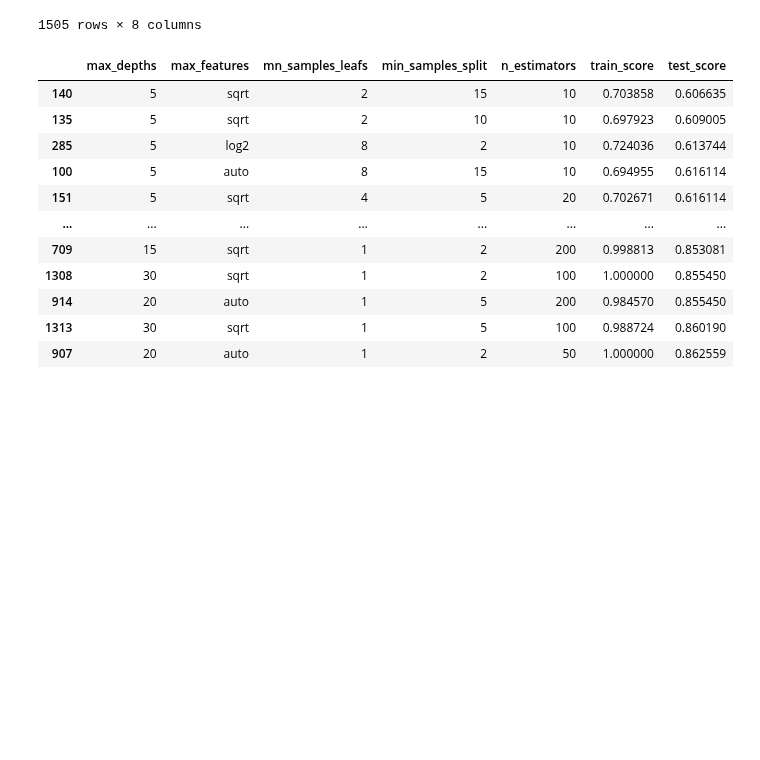
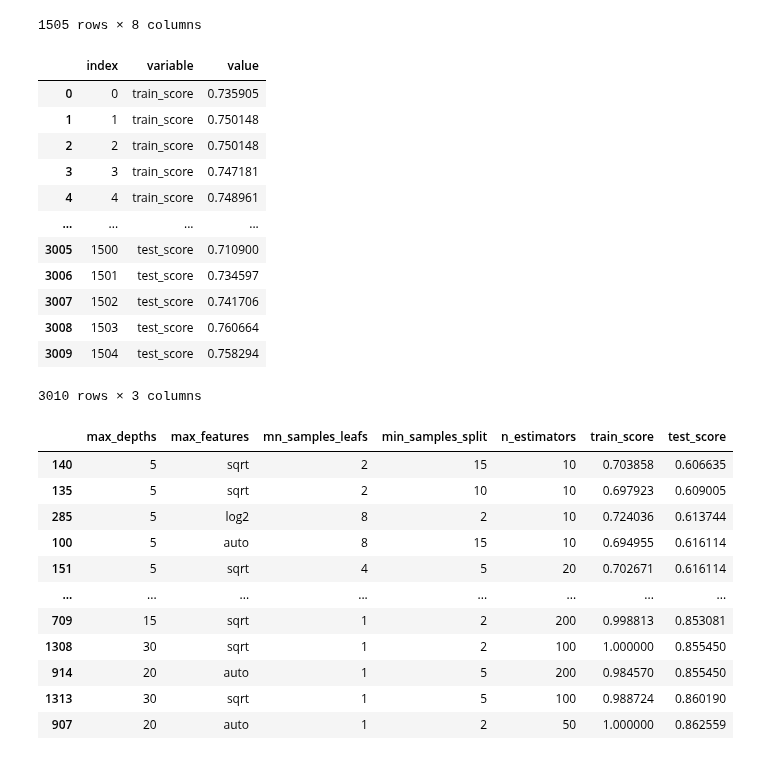
Before and after one commit to shekharbiswas/Obesity, a Jupyter notebook: Visuals.ipynb, the cells around one changed output. Cells and saved outputs as stored; diff of their text form; code cells hidden in the pictures; blank space fills up the shorter version.

```diff
--- a/Visuals.ipynb
+++ b/Visuals.ipynb
@@ -343,3 +341,20 @@ pd.melt
+# %%
+df_rf1 = pd.melt(df_rf, id_vars=['index'], value_vars=['train_score', 'test_score'])
+df_rf1
+# %% [output]
+|  | index | variable | value |
+| 0 | 0 | train_score | 0.735905 |
+| 1 | 1 | train_score | 0.750148 |
+| 2 | 2 | train_score | 0.750148 |
+| 3 | 3 | train_score | 0.747181 |
+| 4 | 4 | train_score | 0.748961 |
+| ... | ... | ... | ... |
+| 3005 | 1500 | test_score | 0.710900 |
+| 3006 | 1501 | test_score | 0.734597 |
+| 3007 | 1502 | test_score | 0.741706 |
+| 3008 | 1503 | test_score | 0.760664 |
+| 3009 | 1504 | test_score | 0.758294 |
+3010 rows × 3 columns
 # %%
 df_rf.sort_values(by = 'test_score')
 # %% [output]
```
Also changed, not shown: parts of 1 cell of this notebook.
